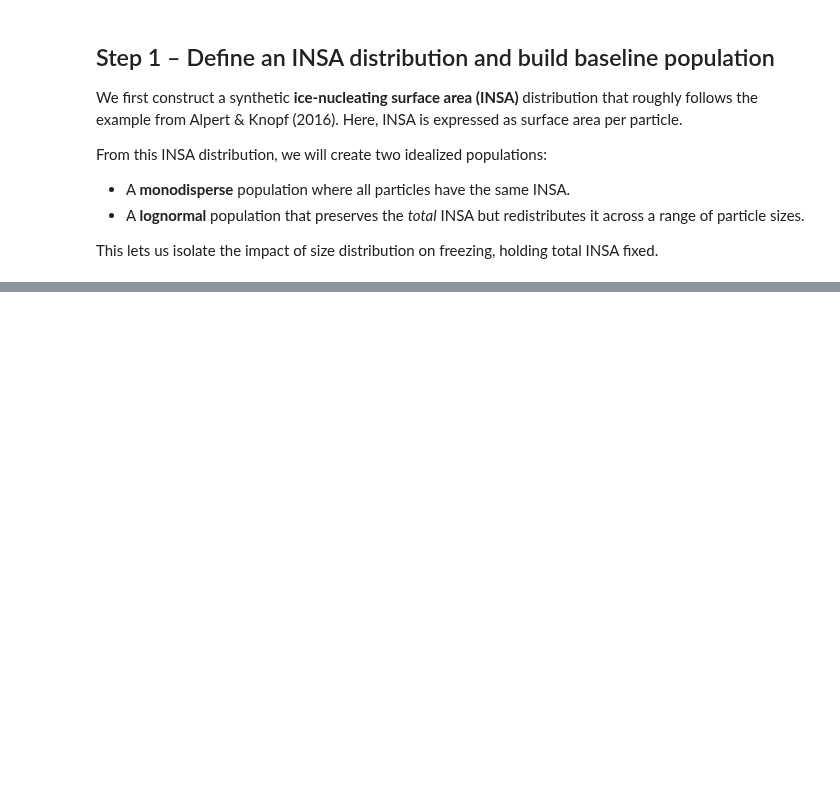
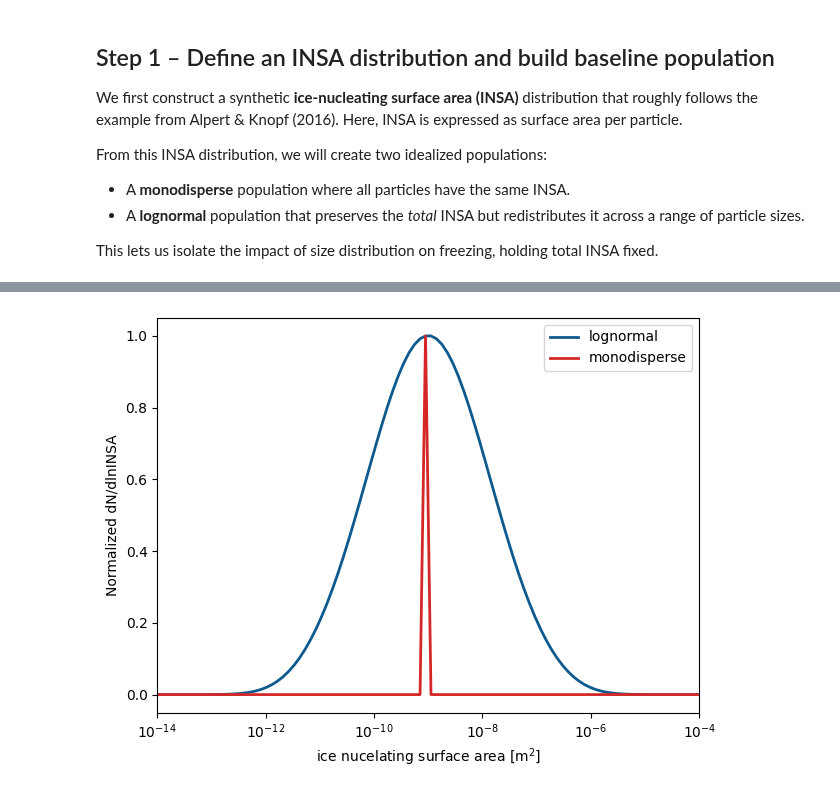
Before and after one commit to pnnl/part2pop, a Jupyter notebook: examples/03_inp_monodisperse_and_lognormal.ipynb, the cells around one changed output, grey strips where cells are left out. Saved outputs shown, nothing was run; the diff lists cells and outputs as text; code cells hidden in the pictures; blank space fills up the shorter version.

```diff
--- a/examples/03_inp_monodisperse_and_lognormal.ipynb
+++ b/examples/03_inp_monodisperse_and_lognormal.ipynb
@@ -135 +114,22 @@ plt.xscale('log')
+# %%
+# plot the ice nucleating surface area distribution using viz package
+mgr = StyleManager(Theme(), deterministic=True)
+series = [
+    {"key": "lognorm", "population": lognorm_pop, "label": r"lognormal"},
+    {"key": "mono", "population": mono_pop, "label": r"monodisperse"},
+]
+line_styles = mgr.plan("line", [s["key"] for s in series])
+
+fig, ax = plt.subplots()
+for s in series:
+    cfg = {"varname": "INSA_distribution",
+            "var_cfg": {"insa_grid": np.logspace(-14,-4, 100), "normalize": True},
+            "style": line_styles[s["key"]],
+    }
+    plotter = build_plotter("state_line", cfg)
+    plotter.plot(s["population"], ax, label=s["label"])
+ax.legend(); fig.tight_layout()
+plt.show()
+# %% [output]
+[figure, added]
 # %% [markdown]
```
Also changed, not shown: parts of 12 cells of this notebook, 21 other files.
